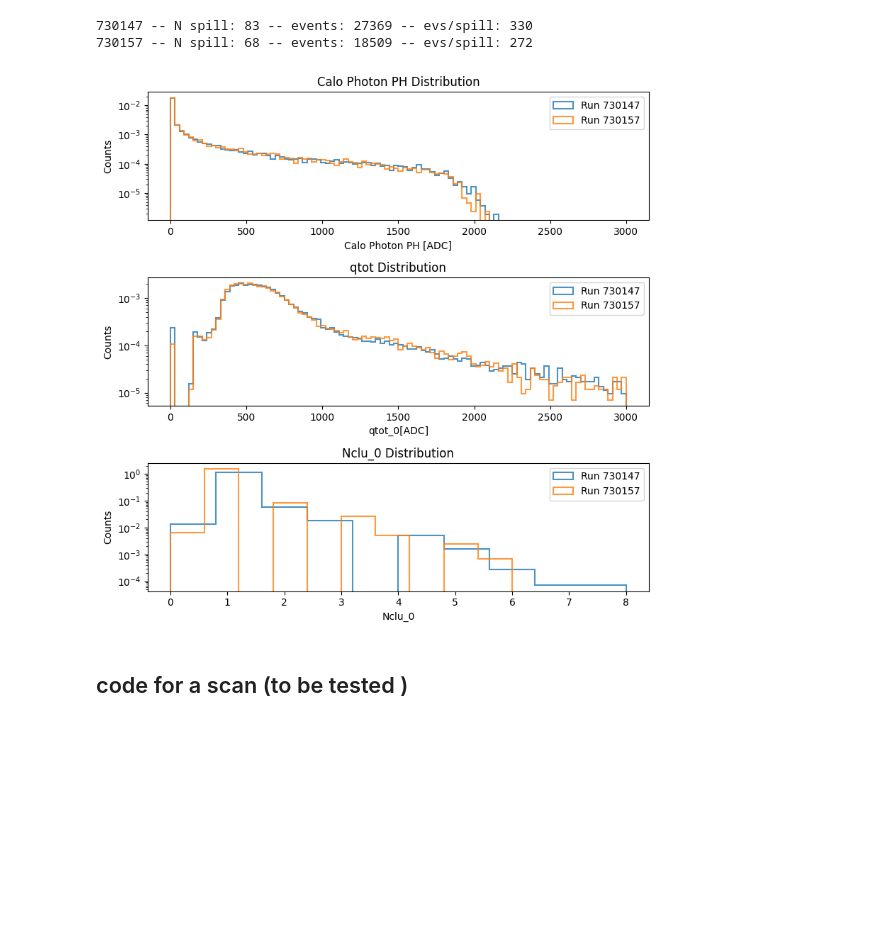
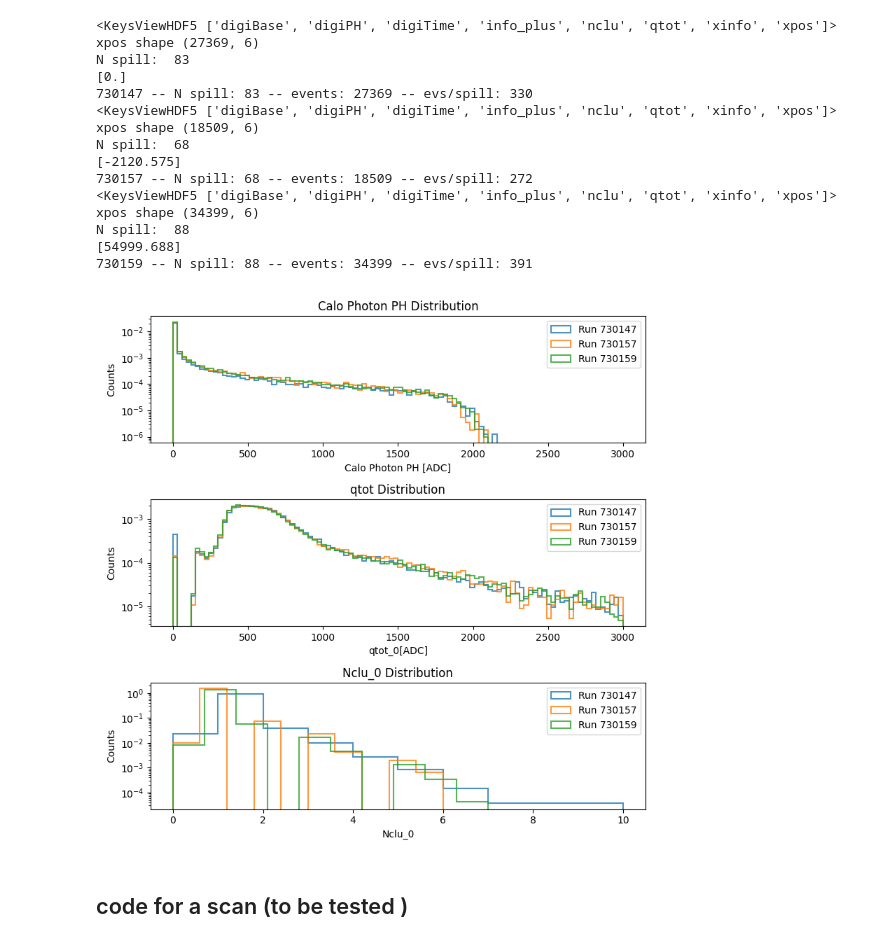
Before and after one commit to Ncanale/eplusBOOST_2025_T9, a Jupyter notebook: compare_epBOOST.ipynb, the cells around one changed output. Drawn from its saved outputs; the diff is of its cells as text; code cells hidden in the pictures; blank space fills up the shorter version.

```diff
--- a/compare_epBOOST.ipynb
+++ b/compare_epBOOST.ipynb
@@ -33,8 +34,9 @@ def file_loader(run_number):
     qtots =[]
     nclus = []
     info_pluss =[]
+    xinfos =[]
     with h5py.File(data_path, 'r', libver='latest', swmr=True) as hf:
-        # print(hf.keys())
+        print(hf.keys())
         hf["xpos"].shape
         keys = list(hf.keys())
         pos.append(np.array(hf['xpos']))
@@ -43,6 +45,7 @@ def file_loader(run_number):
         qtots.append(np.array(hf['qtot'])) # from 24
         nclus.append(np.array(hf['nclu'])) # from 24
         info_pluss.append(np.array(hf['info_plus']))
+        xinfos.append(np.array(hf['xinfo']))
         #for k in hf.keys():
         #    comand = f'{k} = np.array(hf["{k}"])'
             # print(comand)
@@ -53,12 +56,16 @@ def file_loader(run_number):
     qtot = np.concatenate(qtots,axis=0)
     nclu = np.concatenate(nclus,axis=0)
     info_plus = np.concatenate(info_pluss,axis=0)
-    # print('xpos shape', xpos.shape)
+    xinfo = np.concatenate(xinfos,axis=0)
+    print('xpos shape', xpos.shape)
+    print('N spill: ', info_plus[:,0][-1])
+    print(np.unique(xinfo[:,1]))
+        # print('xpos shape', xpos.shape)
 
     x1 = xpos[:,1]
     y1 = xpos[:,0]
-    x2 = xpos[:,2]
-    y2 = xpos[:,3]
+    x2 = xpos[:,2] - offset_x2
+    y2 = xpos[:,3] - offset_y2
     x3 = xpos[:,4]
     y3 = xpos[:,5]
 
@@ -77,7 +84,7 @@ def file_loader(run_number):
     ph_cherry1 = ph[:,0]
 
     return x1, y1, x2, y2, x3, y3, xcry, ycry, ph_calo_photon, ph_cherry1, \
-    theta_x_in, theta_y_in, theta_x_out, theta_y_out, tm, qtot, nclu, info_plus
+    theta_x_in, theta_y_in, theta_x_out, theta_y_out, tm, qtot, nclu, info_plus,xinfo
 # %%
 run_number = 730156
 
@@ -98,40 +107,59 @@ opts_2d = { "cmap" : mycmap, "bins" : bins2d} # "norm" : mpl.colors.LogNorm()}
 th_cherry1 = 20
 th_cherry2 = 20
 # %%
-run_list = [730147,730157]
+run_list = [730147,730157,730159]
+
+x_cry_cut = [4.28, 4.67]
+y_cry_cut = [7.40, 7.8]
+
 
 fig,ax = plt.subplots(3,figsize=(8, 8))
 for run_number in run_list:
     x1, y1, x2, y2, x3, y3, xcry, ycry, ph_calo_photon, ph_cherry1, \
-    theta_x_in, theta_y_in, theta_x_out, theta_y_out, tm, qtot, nclu, info_plus = file_loader(run_number)
+    theta_x_in, theta_y_in, theta_x_out, theta_y_out, tm, qtot, nclu, info_plus,xinfo = file_loader(run_number)
 
-    ax[0].hist(ph_calo_photon[ph_cherry1>th_cherry1],bins =100 ,range = (0,3000), label =f'Run {run_number}',density= True, **opt_hist)
+    logi = ph_cherry1>th_cherry1 & (xcry>x_cry_cut[0]) & (xcry<x_cry_cut[1]) & (ycry>y_cry_cut[0]) & (ycry<y_cry_cut[1])
 
-    ax[1].hist(qtot[:,0][ph_cherry1>th_cherry1],bins =100 ,range = (0,3000), label =f'Run {run_number}',density= True, **opt_hist)
+    ax[0].hist(ph_calo_photon[logi],bins =100 ,range = (0,3000), label =f'Run {run_number}',density= True, **opt_hist)
 
-    ax[2].hist(nclu[:,0][ph_cherry1>th_cherry1], label =f'Run {run_number}',density= True, **opt_hist)
+    ax[1].hist(qtot[:,0][logi],bins =100 ,range = (0,3000), label =f'Run {run_number}',density= True, **opt_hist)
+
+    ax[2].hist(nclu[:,0][logi], label =f'Run {run_number}',density= True, **opt_hist)
     print(f'{run_number} -- N spill: {info_plus[:,0][-1]} -- events: {len(ph_calo_photon)} -- evs/spill: {len(ph_calo_photon)/info_plus[:,0][-1]:.0f}')
 ax[0].set_xlabel('Calo Photon PH [ADC]')
 ax[0].set_ylabel('Counts')
 ax[0].set_title('Calo Photon PH Distribution')
 ax[0].legend()
 ax[0].set_yscale('log')
 ax[1].set_xlabel('qtot_0[ADC]')
 ax[1].set_ylabel('Counts')
 ax[1].set_title('qtot Distribution')
 ax[1].legend()
 ax[1].set_yscale('log')
 ax[2].set_xlabel('Nclu_0')
 ax[2].set_ylabel('Counts')
 ax[2].set_title('Nclu_0 Distribution')
 ax[2].legend()
 ax[2].set_yscale('log')
 plt.tight_layout()
 plt.show()
 # %% [output]
+<KeysViewHDF5 ['digiBase', 'digiPH', 'digiTime', 'info_plus', 'nclu', 'qtot', 'xinfo', 'xpos']>
+xpos shape (27369, 6)
+N spill:  83
+[0.]
 730147 -- N spill: 83 -- events: 27369 -- evs/spill: 330
+<KeysViewHDF5 ['digiBase', 'digiPH', 'digiTime', 'info_plus', 'nclu', 'qtot', 'xinfo', 'xpos']>
+xpos shape (18509, 6)
+N spill:  68
+[-2120.575]
 730157 -- N spill: 68 -- events: 18509 -- evs/spill: 272
+<KeysViewHDF5 ['digiBase', 'digiPH', 'digiTime', 'info_plus', 'nclu', 'qtot', 'xinfo', 'xpos']>
+xpos shape (34399, 6)
+N spill:  88
+[54999.688]
+730159 -- N spill: 88 -- events: 34399 -- evs/spill: 391
-[figure, old version]
+[figure, new version]
 # %% [markdown]
 ## code for a scan (to be tested )
 # %%
```
Also changed, not shown: parts of 5 cells of this notebook, 3 other files.
